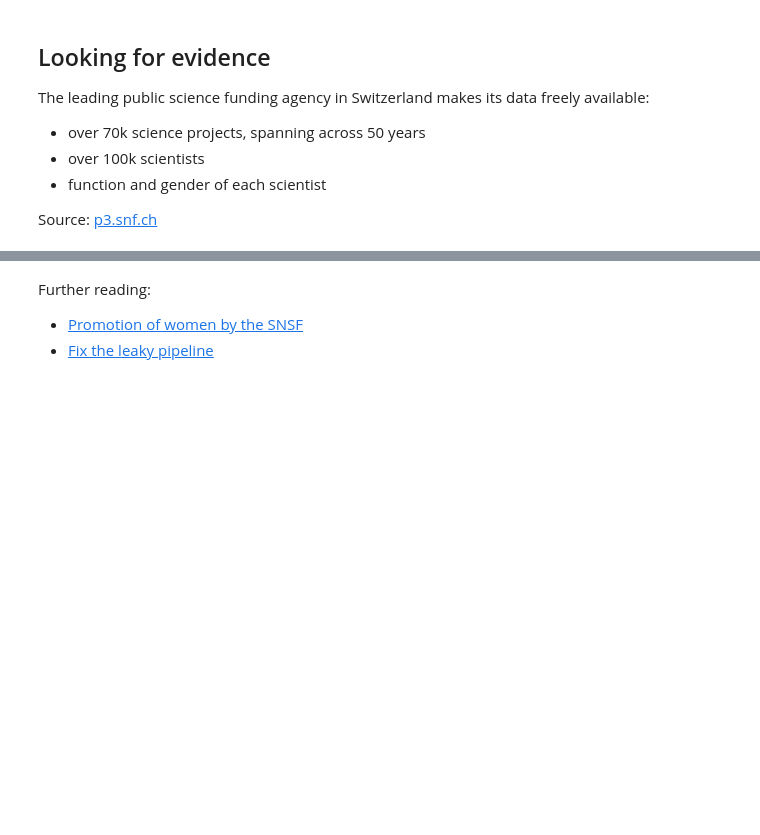
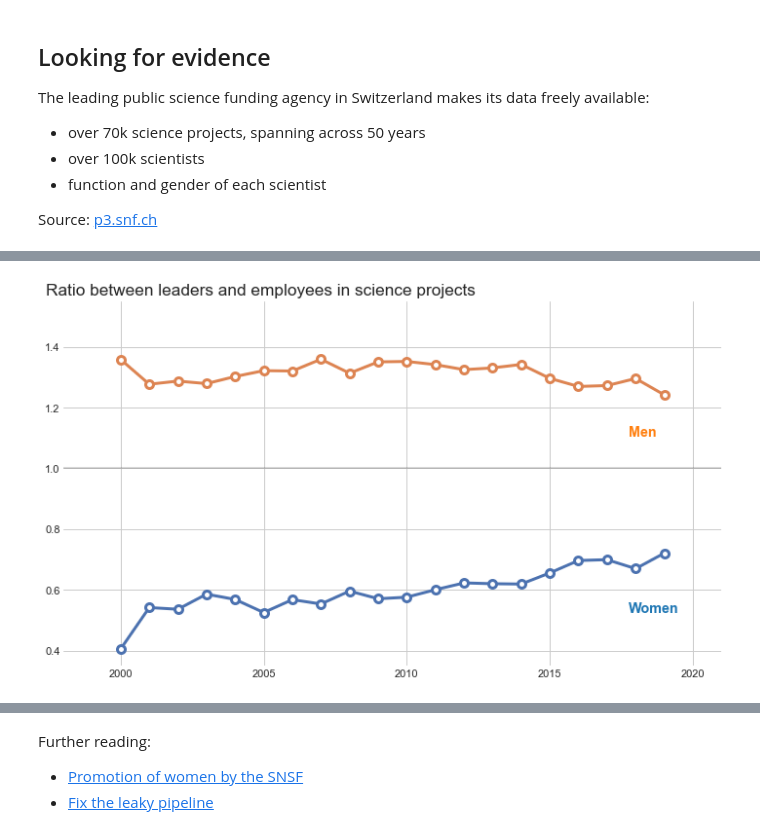
Before and after one commit to zambujo/p3data, a Jupyter notebook: slide_deck.ipynb, the cells around one changed output, grey strips where cells are left out. Drawn from its saved outputs; the diff is of its cells as text; code cells hidden in the pictures; blank space fills up the shorter version.

```diff
--- a/slide_deck.ipynb
+++ b/slide_deck.ipynb
@@ -111,34 +149,36 @@ gap = gap.reset_index().rename(columns={'level_0':'gender'})
 # %%
 # custom lineplot with matplotlib
 mpl.rcParams['lines.linewidth']=3
 plt.rcParams['figure.figsize']=(10, 6)
 plt.gcf().set_size_inches(10, 6)
 plt.style.use('seaborn-whitegrid')
 plt.plot(gap.query('gender=="women"').year,
          gap.query('gender=="women"').ratio,
          '-o',
          markersize=8,
          markerfacecolor='white',
          markeredgewidth=3)
 plt.plot(gap.query('gender=="men"').year,
          gap.query('gender=="men"').ratio,
          '-o',
          markersize=8,
          markerfacecolor='white',
          markeredgewidth=3)
 plt.figtext(.85, .18,
             u'Women', ha='left', va='bottom',
             color='#1f77b4', fontsize='large', fontweight='semibold')
 plt.figtext(.85, .6,
             u'Men', ha='left', va='bottom',
             color='#ff7f0e', fontsize='large', fontweight='semibold')
-plt.axhline(y=1, color='black', linestyle='-', linewidth=3, alpha=.15)
+plt.axhline(y=1, color='black', linestyle='-', linewidth=2, alpha=.15)
 plt.xlim(1998, 2021)
 plt.ylim(.35, 1.55)
 plt.title('Ratio between leaders and employees in science projects', fontsize='x-large', fontweight='light', x = .3)
 plt.box(on=None)
 plt.tight_layout()
 plt.savefig("docs/img/plot3.svg")
+# %% [output]
+[figure, added]
 # %% [markdown]
 ## Leadership gap between men and women
 
```
Also changed, not shown: parts of 9 cells of this notebook, 4 other files.
